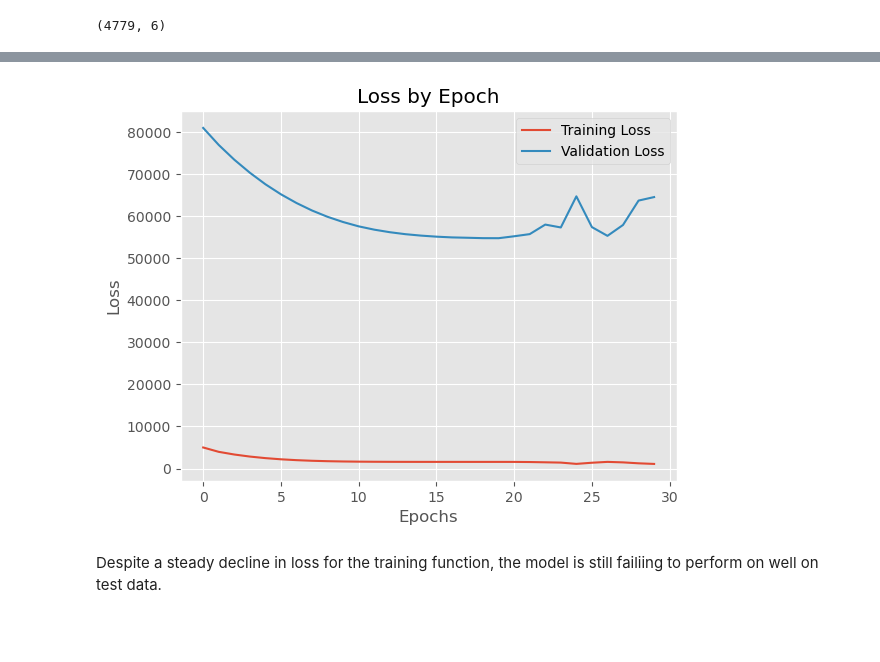
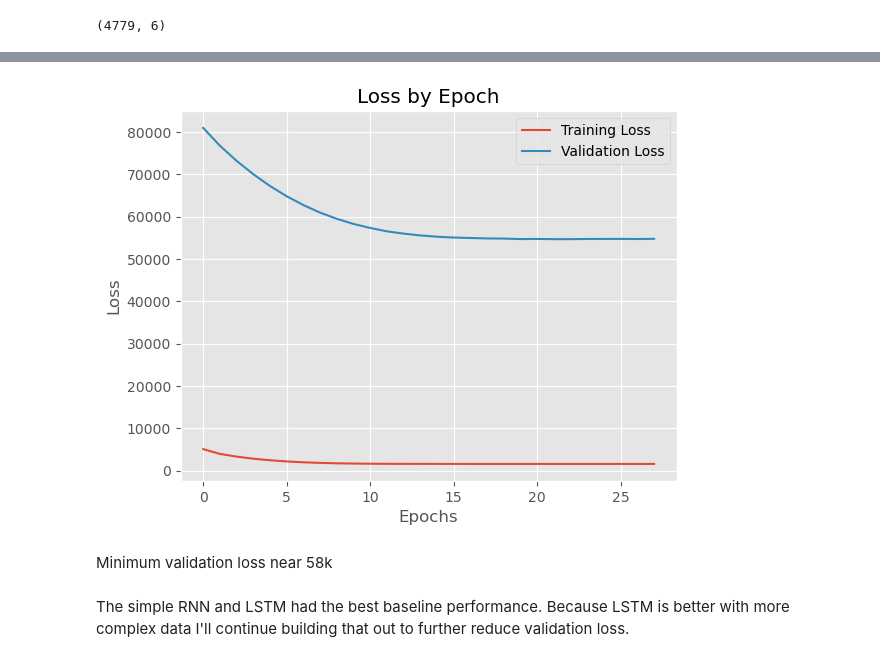
Before and after one commit to elijahlopez94/stock_market_prediction_with_rnn, a Jupyter notebook: machine_learning.ipynb, the cells around one changed output, grey strips where cells are left out. Drawn from its saved outputs; the diff is of its cells as text; code cells hidden in the pictures; blank space fills up the shorter version.

Commit message:
LSTM and GRU

```diff
--- a/machine_learning.ipynb
+++ b/machine_learning.ipynb
@@ -265,4 +271,11 @@ def create_window(data, target, timesteps):
 # Fit to scaled data with timesteps=30
 X_train_rnn, y_train_rnn = create_window(X_train_scaled, y_train, 30)
 X_test_rnn, y_test_rnn = create_window(X_test_scaled, y_test, 30)
+# %%
+# Used to moderate training and validation time
+early_stopping = EarlyStopping(
+    monitor='val_loss',
+    patience=5,
+    restore_best_weights=True
+)
 # %%
@@ -286,8 +302,11 @@ Trainable params: 2,901
 Non-trainable params: 0
 _________________________________________________________________
 # %%
-model.compile(optimizer='adam', loss='mean_squared_error')
+simple_rnn.compile(optimizer='adam', loss='mean_squared_error')
 
-history = model.fit(X_train_rnn, y_train_rnn, validation_data=(X_test_rnn, y_test_rnn), epochs=30, batch_size=32)
+simple_rnn_history = simple_rnn.fit(X_train_rnn, y_train_rnn,
+                                    epochs=30, batch_size=32,
+                                    validation_data=(X_test_rnn, y_test_rnn),
+                                    callbacks=[early_stopping])
 # %% [output]
 Epoch 1/30
@@ -319,0 +401,8 @@ def plot_loss(history):
+# %%
+gru = Sequential()
+
+gru.add(GRU(units=50,
+            input_shape=(X_train_rnn.shape[1], X_train_rnn.shape[2]),
+            return_sequences=False))
+gru.add(Dense(1))
+gru.summary()
@@ -319,0 +423,6 @@ def plot_loss(history):
+# %%
+gru.compile(optimizer='adam', loss='mean_squared_error')
+gru_history = gru.fit(X_train_rnn, y_train_rnn,
+                      epochs=30, batch_size=32,
+                      validation_data=(X_test_rnn, y_test_rnn),
+                      callbacks=[early_stopping])
@@ -320,6 +447,8 @@ def plot_loss(history):
 # %%
-plot_loss(history)
+plot_loss(gru_history)
 # %% [output]
-[figure, old version]
+[figure, new version]
-# %% [markdown]
-Despite a steady decline in loss for the training function, the model is still failiing to perform on well on test data.
+# %% [markdown]
+Minimum validation loss near 58k
+# %% [markdown]
+The simple RNN and LSTM had the best baseline performance. Because LSTM is better with more complex data I'll continue building that out to further reduce validation loss.
```
Also changed, not shown: parts of 17 cells of this notebook.
